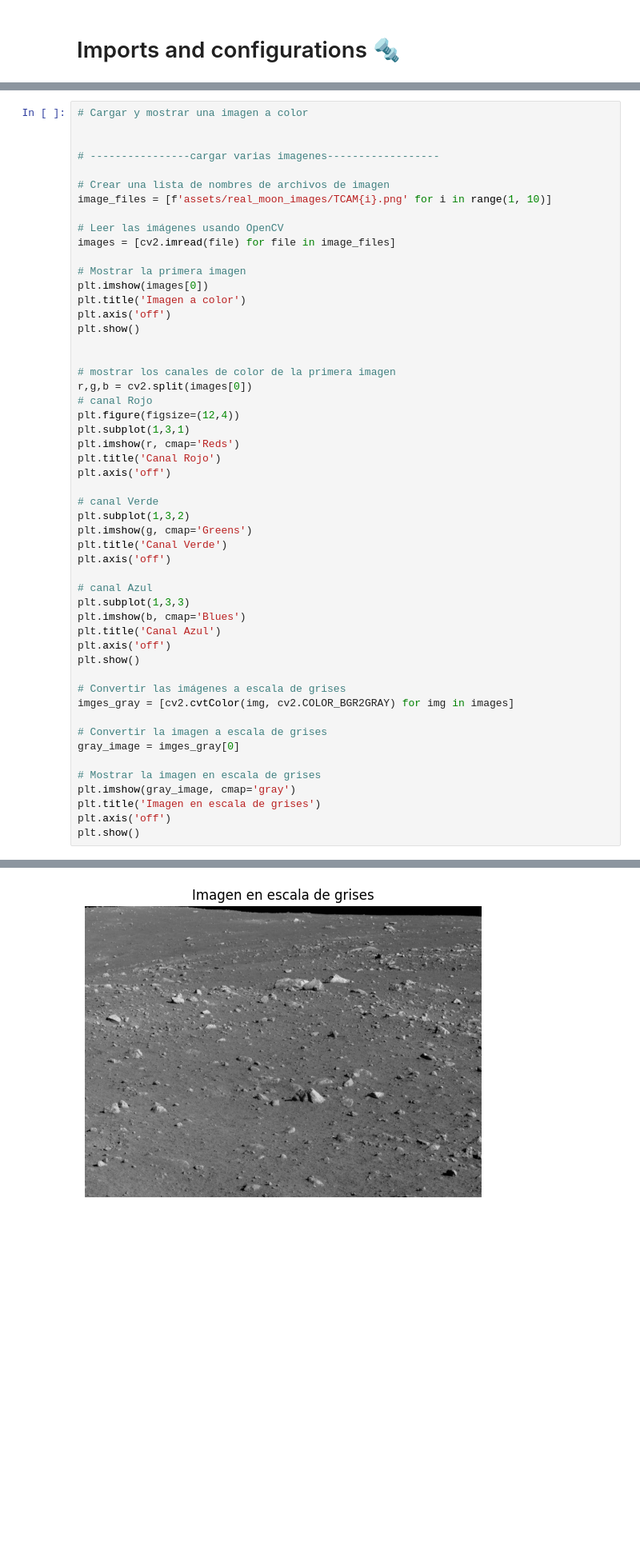
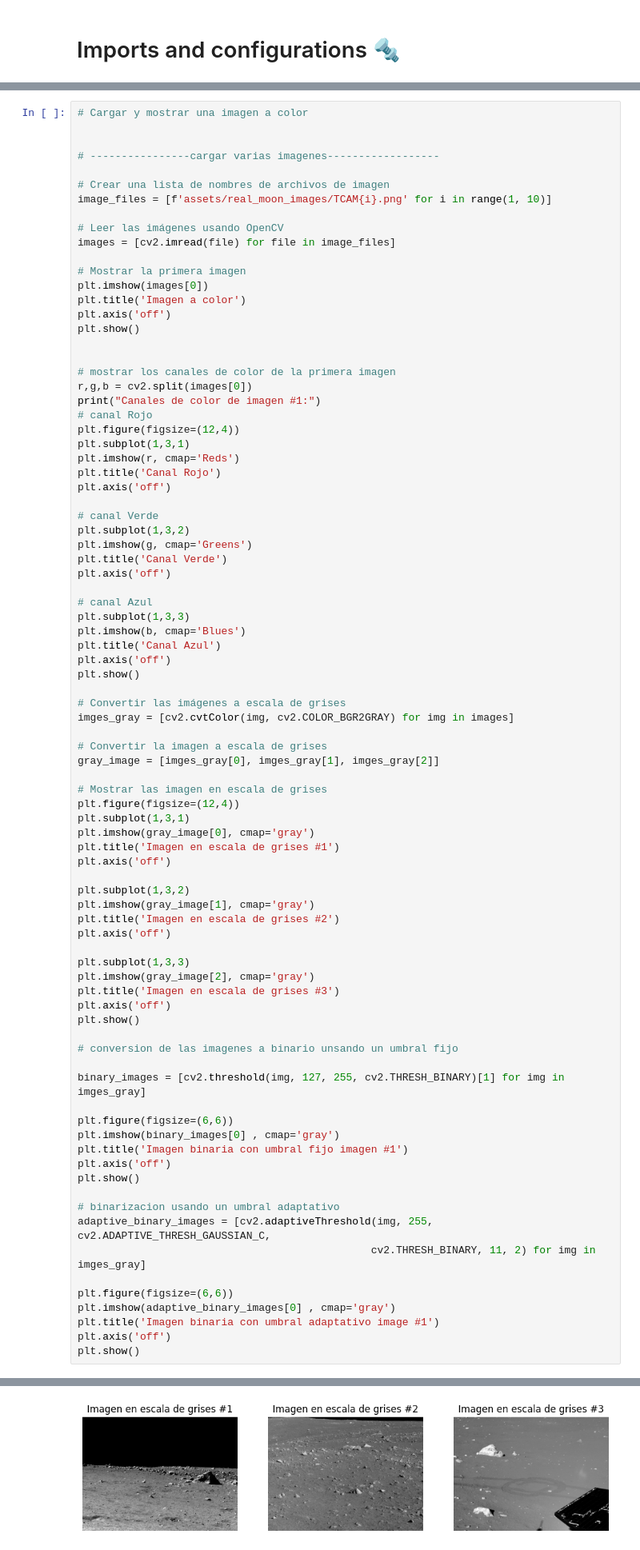
Before and after one commit to esteban2505J/rocksDetectionLab, a Jupyter notebook: rockDetection.ipynb, the cells around one changed output, grey strips where cells are left out. Shown at 80% size. Cells and saved outputs as stored; diff of their text form; blank space fills up the shorter version.

```diff
--- a/rockDetection.ipynb
+++ b/rockDetection.ipynb
@@ -37,6 +37,7 @@ plt.show()
 
 # mostrar los canales de color de la primera imagen
 r,g,b = cv2.split(images[0])
+print("Canales de color de imagen #1:")
 # canal Rojo
 plt.figure(figsize=(12,4))
 plt.subplot(1,3,1)
@@ -61,12 +62,44 @@ plt.show()
 imges_gray = [cv2.cvtColor(img, cv2.COLOR_BGR2GRAY) for img in images]
 
 # Convertir la imagen a escala de grises
-gray_image = imges_gray[0]
+gray_image = [imges_gray[0], imges_gray[1], imges_gray[2]]
 
-# Mostrar la imagen en escala de grises
-plt.imshow(gray_image, cmap='gray')
-plt.title('Imagen en escala de grises')
+# Mostrar las imagen en escala de grises
+plt.figure(figsize=(12,4))
+plt.subplot(1,3,1)
+plt.imshow(gray_image[0], cmap='gray')
+plt.title('Imagen en escala de grises #1')
+plt.axis('off')
+
+plt.subplot(1,3,2)
+plt.imshow(gray_image[1], cmap='gray')
+plt.title('Imagen en escala de grises #2')
+plt.axis('off')
+
+plt.subplot(1,3,3)
+plt.imshow(gray_image[2], cmap='gray')
+plt.title('Imagen en escala de grises #3')
 plt.axis('off')
 plt.show()
+
+# conversion de las imagenes a binario unsando un umbral fijo
+
+binary_images = [cv2.threshold(img, 127, 255, cv2.THRESH_BINARY)[1] for img in imges_gray]
+
+plt.figure(figsize=(6,6))
+plt.imshow(binary_images[0] , cmap='gray')
+plt.title('Imagen binaria con umbral fijo imagen #1')
+plt.axis('off')
+plt.show()
+
+# binarizacion usando un umbral adaptativo
+adaptive_binary_images = [cv2.adaptiveThreshold(img, 255, cv2.ADAPTIVE_THRESH_GAUSSIAN_C,
+                                               cv2.THRESH_BINARY, 11, 2) for img in imges_gray]
+
+plt.figure(figsize=(6,6))
+plt.imshow(adaptive_binary_images[0] , cmap='gray')
+plt.title('Imagen binaria con umbral adaptativo image #1')
+plt.axis('off')
+plt.show()
 # %% [output]
 [figure]
@@ -73,2 +107,2 @@ plt.show()
 [figure]
-[figure, old version]
+[figure, new version]
```
Also changed, not shown: parts of 1 cell of this notebook.
